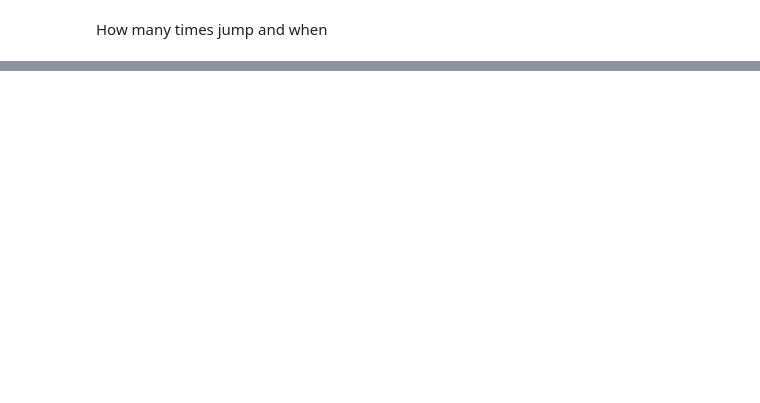
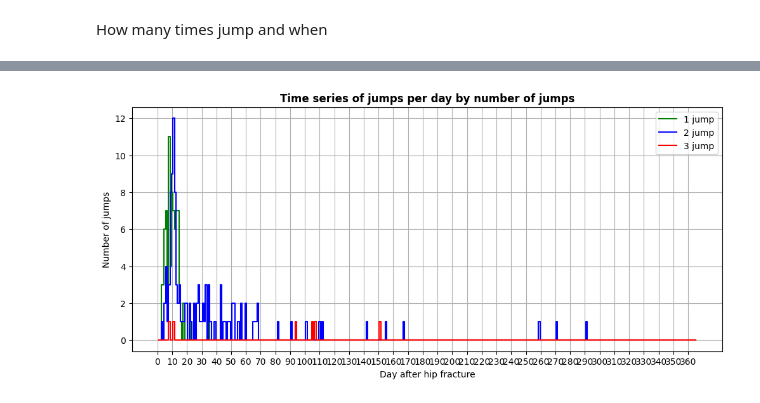
Before and after one commit to SaraGhR/hip-fracture-care-episodes, a Jupyter notebook: hip_fracture_analyzing_clustering.ipynb, the cells around one changed output, grey strips where cells are left out. Saved outputs shown, nothing was run; the diff lists cells and outputs as text; code cells hidden in the pictures; blank space fills up the shorter version.

```diff
--- a/hip_fracture_analyzing_clustering.ipynb
+++ b/hip_fracture_analyzing_clustering.ipynb
@@ -261,0 +295,22 @@ How many times jump and when
+# %%
+from collections import Counter
+
+for i in [1,2,3]:
+  all_jump_days = [day for sublist in jump_info[jump_info["num_jumps"]==i]["jump_days"] for day in sublist]
+  day_counts = Counter(all_jump_days)
+
+  days = np.arange(1, 366)
+  jump_per_day = [day_counts.get(d, 0) for d in days]
+
+  plt.figure(figsize=(12,5))
+  plt.plot(days, jump_per_day, drawstyle='steps-mid')
+  plt.xlabel("Day after hip fracture")
+  plt.ylabel("Number of jumps")
+  plt.title("Time series of jumps per day", fontweight='bold')
+
+  max_x = int(np.max(days))
+  xticks = np.arange(0, max_x+1, 10)
+  plt.xticks(xticks)
+
+  plt.grid(True)
+  plt.show()
@@ -261,0 +321,25 @@ How many times jump and when
+# %%
+plt.figure(figsize=(12,5))
+
+colors = {1:'green', 2:'blue', 3:'red'}
+
+for i in [1,2,3]:
+
+    all_jump_days = [day for sublist in jump_info[jump_info["num_jumps"]==i]["jump_days"] for day in sublist]
+    day_counts = Counter(all_jump_days)
+
+    days = np.arange(1, 366)
+    jump_per_day = [day_counts.get(d, 0) for d in days]
+
+
+    plt.plot(days, jump_per_day, drawstyle='steps-mid', color=colors[i], label=f"{i} jump")
+
+plt.xlabel("Day after hip fracture")
+plt.ylabel("Number of jumps")
+plt.title("Time series of jumps per day by number of jumps", fontweight='bold')
+plt.xticks(np.arange(0, 366, 10))
+plt.grid(True)
+plt.legend()
+plt.show()
+# %% [output]
+[figure, added]
```
Also changed, not shown: parts of 7 cells of this notebook.
